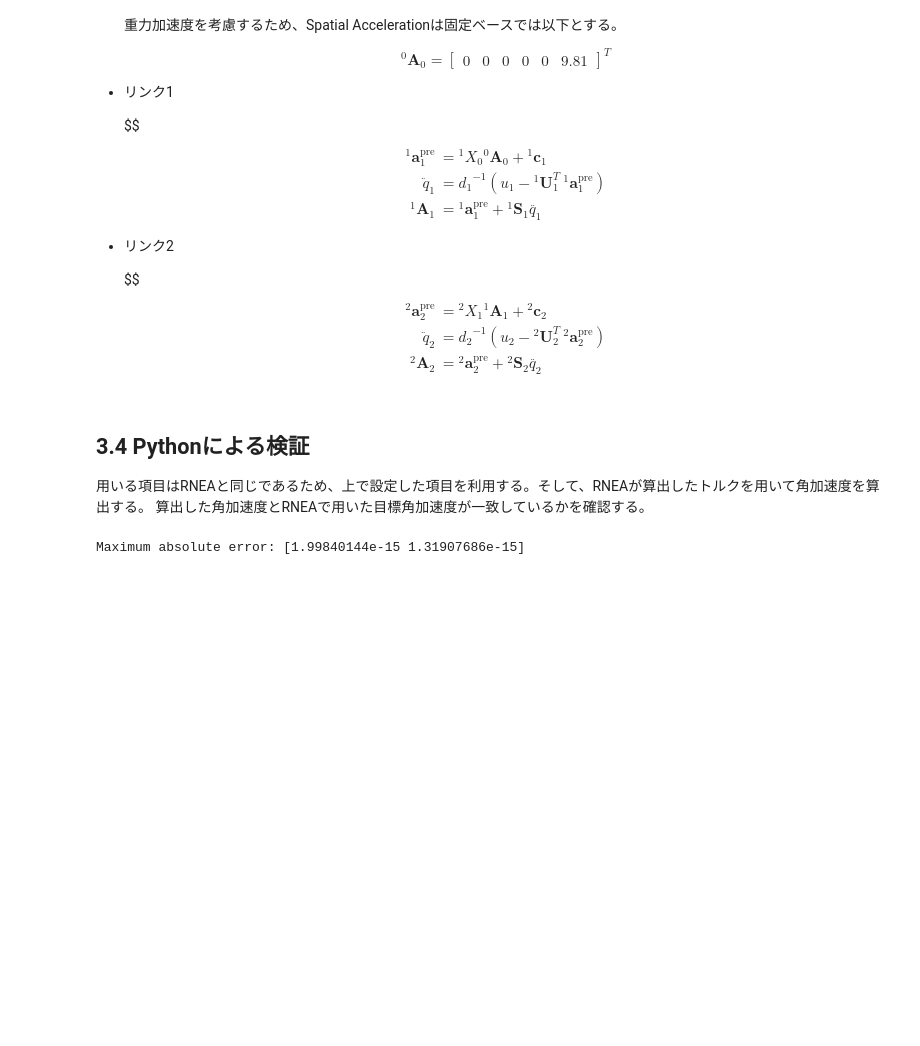
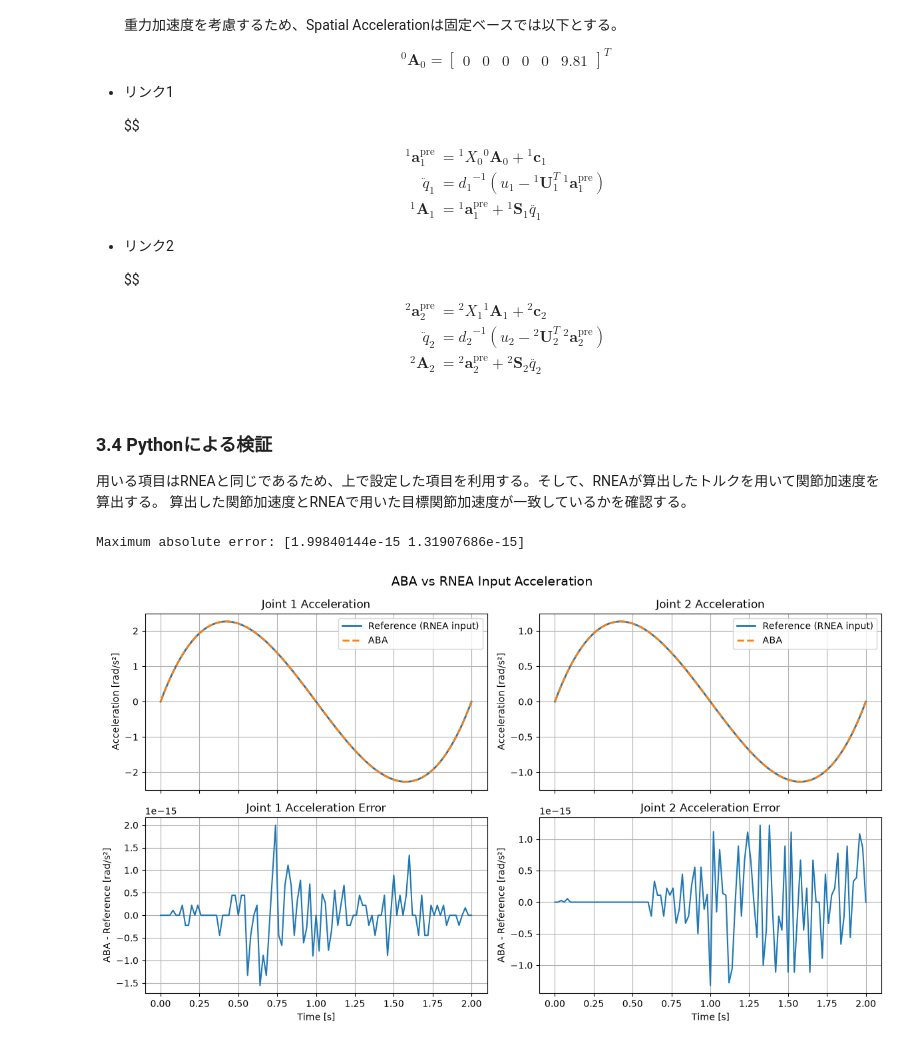
Before and after one commit to hideto008/learning_multibody_dynamics, a Jupyter notebook: ABA/2LinkArm-3D.ipynb, the cells around one changed output. Cells and saved outputs as stored; diff of their text form; code cells hidden in the pictures; blank space fills up the shorter version.

```diff
--- a/ABA/2LinkArm-3D.ipynb
+++ b/ABA/2LinkArm-3D.ipynb
@@ -510,10 +510,10 @@ $$
     {}^2 \boldsymbol{A}_2 &= {}^2 \boldsymbol{a}_2^{\text{pre}} + {}^2 \boldsymbol{S}_2 \ddot{q_2}
     \end{aligned}
 # %% [markdown]
-## 3.4 Pythonによる検証
+### 3.4 Pythonによる検証
 
-用いる項目はRNEAと同じであるため、上で設定した項目を利用する。そして、RNEAが算出したトルクを用いて角加速度を算出する。
-算出した角加速度とRNEAで用いた目標角加速度が一致しているかを確認する。
+用いる項目はRNEAと同じであるため、上で設定した項目を利用する。そして、RNEAが算出したトルクを用いて関節加速度を算出する。
+算出した関節加速度とRNEAで用いた目標関節加速度が一致しているかを確認する。
 # %%
 import numpy as np
 import Lib.Spatial_Vector as sv
@@ -569,3 +569,38 @@ np.testing.assert_allclose(
 )
 # %% [output]
 Maximum absolute error: [1.99840144e-15 1.31907686e-15]
+# %%
+
+import numpy as np
+import matplotlib.pyplot as plt
+
+fig, ax = plt.subplots(2, 2, figsize=(12, 7), sharex=True)
+
+for i in range(number_of_links):
+    # Acceleration comparison
+    ax[0, i].plot(
+        t_array, ddq[:, i],
+        label="Reference (RNEA input)", linewidth=2
+    )
+    ax[0, i].plot(
+        t_array, aba_accelerations[:, i],
+        "--", label="ABA", linewidth=2
+    )
+
+    ax[0, i].set_title(f"Joint {i+1} Acceleration")
+    ax[0, i].set_ylabel("Acceleration [rad/s²]")
+    ax[0, i].legend()
+    ax[0, i].grid(True)
+
+    # Acceleration error
+    ax[1, i].plot(t_array, error[:, i])
+    ax[1, i].set_title(f"Joint {i+1} Acceleration Error")
+    ax[1, i].set_xlabel("Time [s]")
+    ax[1, i].set_ylabel("ABA - Reference [rad/s²]")
+    ax[1, i].grid(True)
+
+fig.suptitle("ABA vs RNEA Input Acceleration", fontsize=14)
+fig.tight_layout()
+plt.show()
+# %% [output]
+[figure, added]
```
Also changed, not shown: parts of 3 cells of this notebook, 2 other files.
